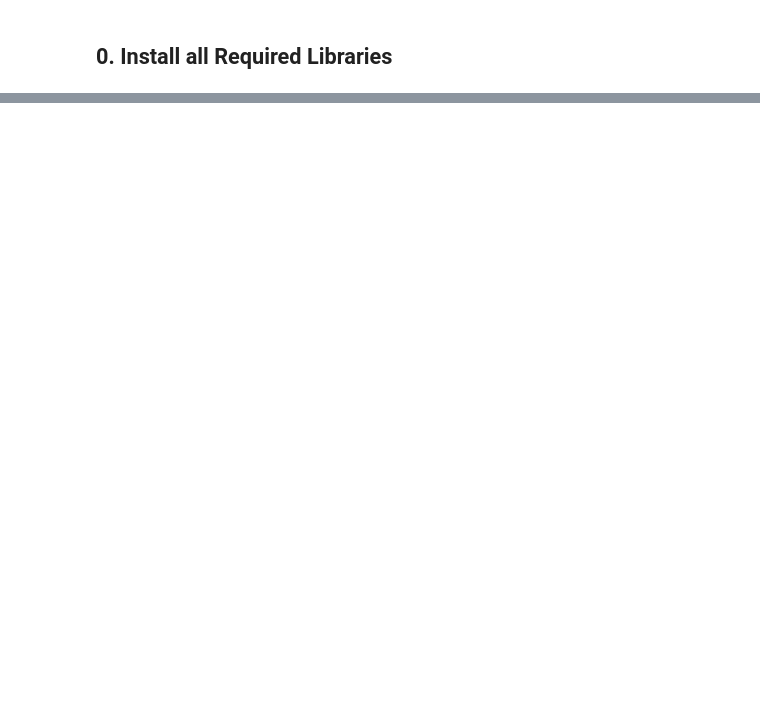
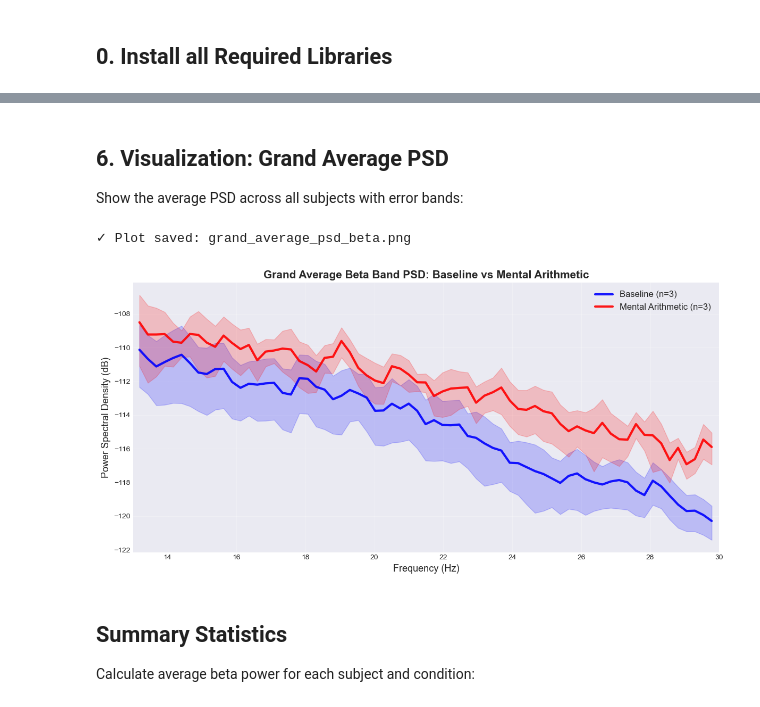
Before and after one commit to wildankev/eeg-vis, a Jupyter notebook: visualize.ipynb, the cells around one changed output, grey strips where cells are left out. Drawn from its saved outputs; the diff is of its cells as text; code cells hidden in the pictures; blank space fills up the shorter version.

```diff
--- a/visualize.ipynb
+++ b/visualize.ipynb
@@ -975,0 +64,13 @@ You can extend this notebook by:
+# %%
+# Beta band frequency range (13-30 Hz)
+BETA_BAND = (13, 30)
+
+# Subjects to analyze (you can add more: Subject03, Subject04, etc.)
+SUBJECTS = ['Subject00', 'Subject01', 'Subject02']
+
+# Data directory
+DATA_DIR = Path('physionet_eeg_data')
+DATA_DIR.mkdir(exist_ok=True)
+
+print(f"Beta band: {BETA_BAND[0]}-{BETA_BAND[1]} Hz")
+print(f"Analyzing {len(SUBJECTS)} subjects: {', '.join(SUBJECTS)}")
@@ -975,0 +266,49 @@ You can extend this notebook by:
+# %% [markdown]
+## 6. Visualization: Grand Average PSD
+
+Show the average PSD across all subjects with error bands:
+# %%
+# Compute grand average across all subjects
+grand_avg_baseline = np.mean([np.mean(psd, axis=0) for psd in psd_baseline_all], axis=0)
+grand_avg_task = np.mean([np.mean(psd, axis=0) for psd in psd_task_all], axis=0)
+
+# Compute standard error
+grand_se_baseline = np.std([np.mean(psd, axis=0) for psd in psd_baseline_all], axis=0) / np.sqrt(len(psd_baseline_all))
+grand_se_task = np.std([np.mean(psd, axis=0) for psd in psd_task_all], axis=0) / np.sqrt(len(psd_task_all))
+
+fig, ax = plt.subplots(figsize=(12, 6))
+
+# Plot with error bands
+ax.plot(freqs, 10 * np.log10(grand_avg_baseline),
+        label=f'Baseline (n={len(subject_names)})', linewidth=3, color='blue', alpha=0.9)
+ax.fill_between(freqs,
+                10 * np.log10(grand_avg_baseline - grand_se_baseline),
+                10 * np.log10(grand_avg_baseline + grand_se_baseline),
+                alpha=0.2, color='blue')
+
+ax.plot(freqs, 10 * np.log10(grand_avg_task),
+        label=f'Mental Arithmetic (n={len(subject_names)})', linewidth=3, color='red', alpha=0.9)
+ax.fill_between(freqs,
+                10 * np.log10(grand_avg_task - grand_se_task),
+                10 * np.log10(grand_avg_task + grand_se_task),
+                alpha=0.2, color='red')
+
+ax.set_xlabel('Frequency (Hz)', fontsize=13)
+ax.set_ylabel('Power Spectral Density (dB)', fontsize=13)
+ax.set_title('Grand Average Beta Band PSD: Baseline vs Mental Arithmetic',
+             fontsize=15, fontweight='bold')
+ax.legend(fontsize=12)
+ax.grid(True, alpha=0.3)
+ax.set_xlim(BETA_BAND)
+
+plt.tight_layout()
+plt.savefig('grand_average_psd_beta.png', dpi=150, bbox_inches='tight')
+print("Plot saved: grand_average_psd_beta.png")
+plt.show()
+# %% [output]
+✓ Plot saved: grand_average_psd_beta.png
+[figure, added]
+# %% [markdown]
+## Summary Statistics
+
+Calculate average beta power for each subject and condition:
```
Also changed, not shown: parts of 43 cells of this notebook.
